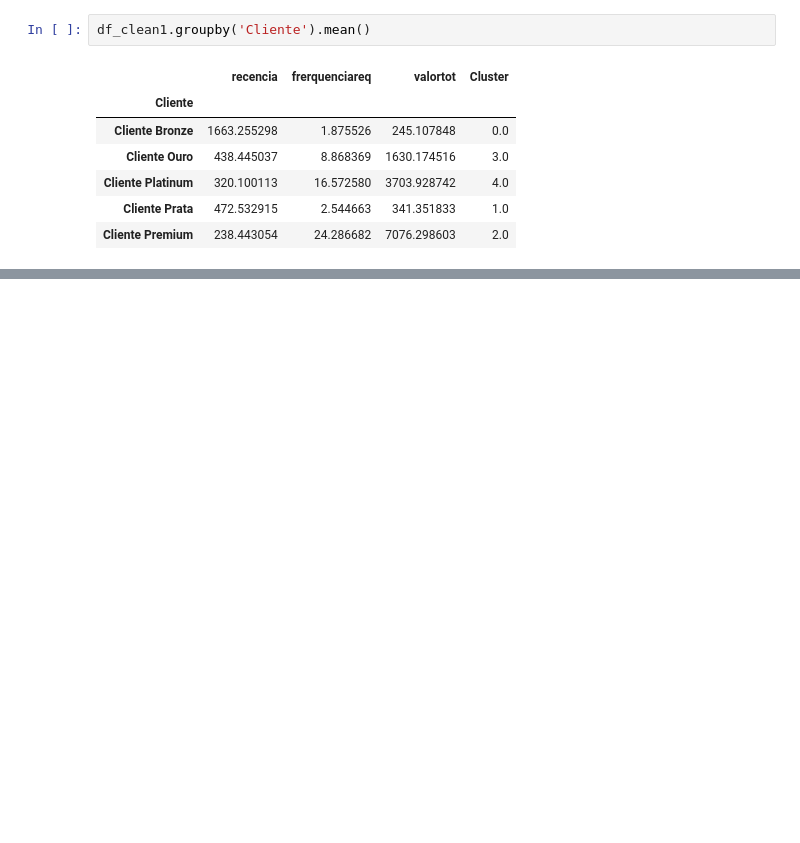
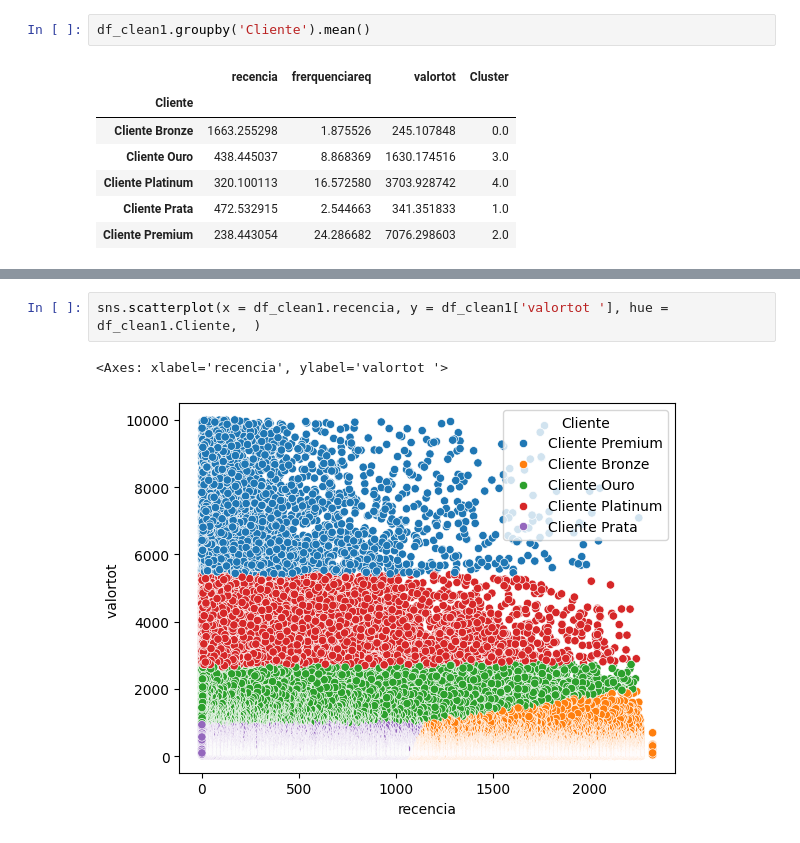
Before and after one commit to joaovitor-lemes/An-lise-Airbnb, a Jupyter notebook: Segmentacao_de_Clientes.ipynb, the cells around one changed output, grey strips where cells are left out. Saved outputs shown, nothing was run; the diff lists cells and outputs as text; blank space fills up the shorter version.

```diff
--- a/Segmentacao_de_Clientes.ipynb
+++ b/Segmentacao_de_Clientes.ipynb
@@ -434,0 +441,5 @@ df_clean1.groupby('Cliente').mean()
+# %%
+sns.scatterplot(x = df_clean1.recencia, y = df_clean1['valortot '], hue = df_clean1.Cliente,  )
+# %% [output]
+<Axes: xlabel='recencia', ylabel='valortot '>
+[figure, added]
```
Also changed, not shown: parts of 10 cells of this notebook.
